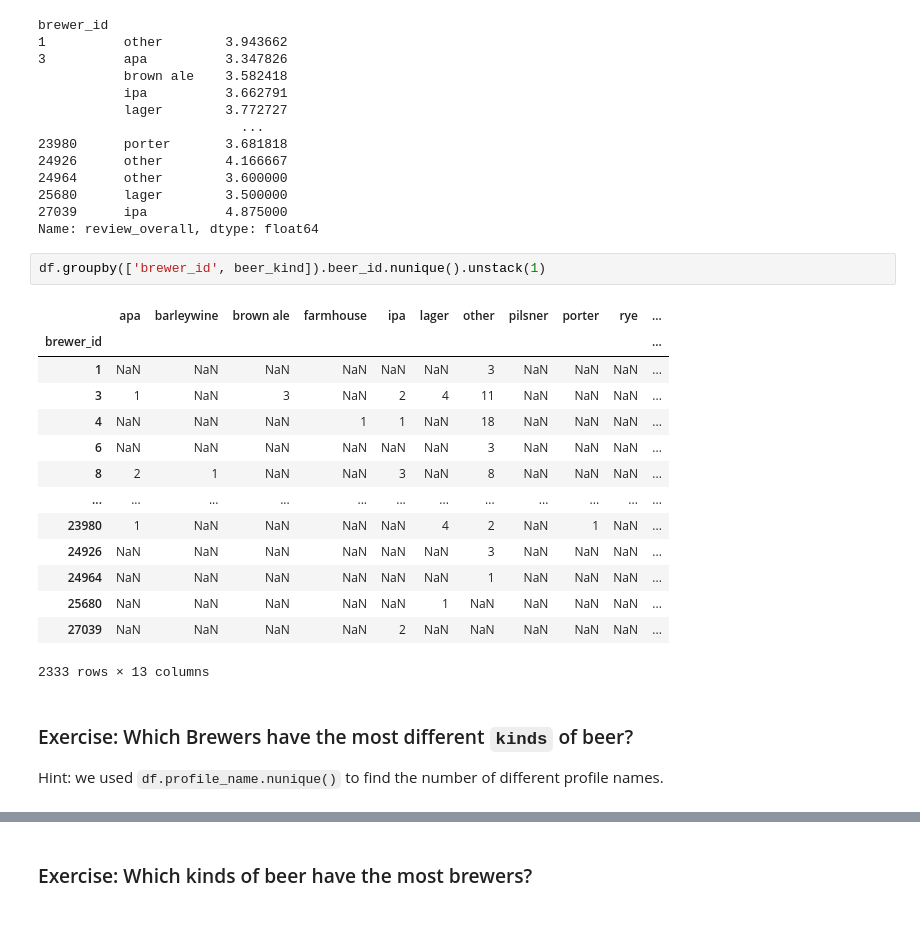
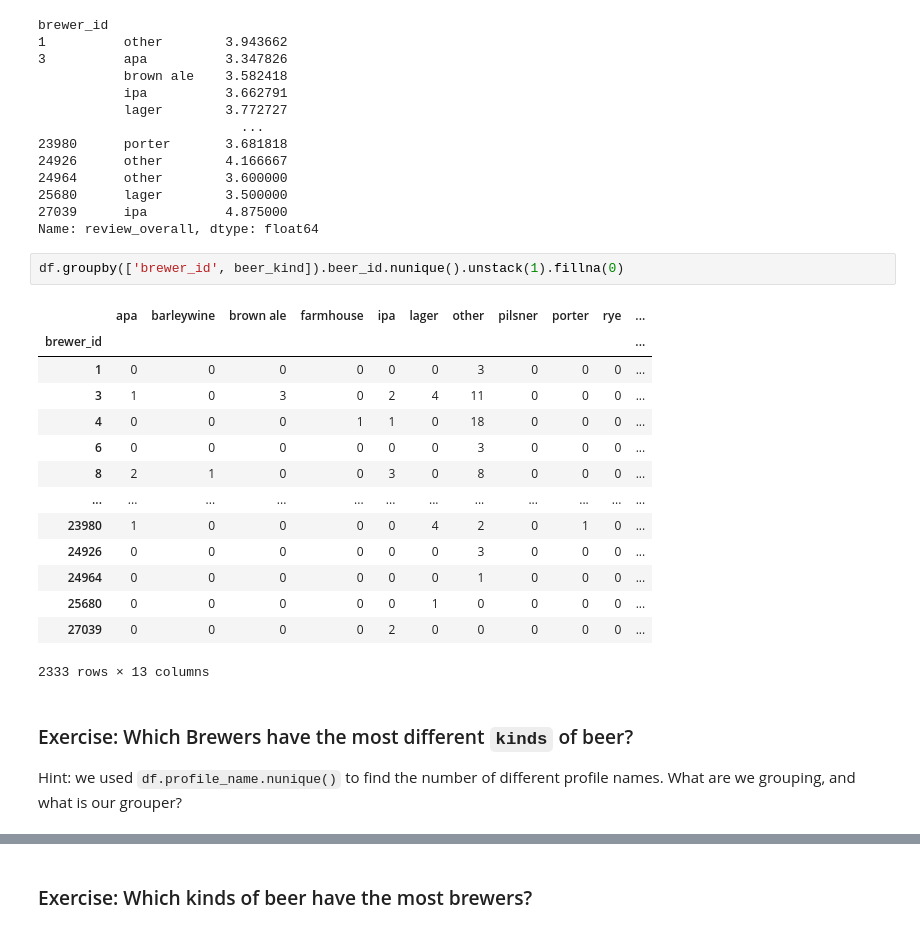
Before and after one commit to TomAugspurger/PyDataSeattle, a Jupyter notebook: notebooks/4. Groupby.ipynb, the cells around one changed output, grey strips where cells are left out. Saved outputs shown, nothing was run; the diff lists cells and outputs as text.

```diff
--- a/notebooks/4. Groupby.ipynb
+++ b/notebooks/4. Groupby.ipynb
@@ -452,23 +444,24 @@ brewer_id
 27039      ipa          4.875000
 Name: review_overall, dtype: float64
 # %%
-df.groupby(['brewer_id', beer_kind]).beer_id.nunique().unstack(1)
+df.groupby(['brewer_id', beer_kind]).beer_id.nunique().unstack(1).fillna(0)
 # %% [output]
 |  | apa | barleywine | brown ale | farmhouse | ipa | lager | other | pilsner | porter | rye | ... |
 | brewer_id |  |  |  |  |  |  |  |  |  |  | ... |
-| 1 | NaN | NaN | NaN | NaN | NaN | NaN | 3 | NaN | NaN | NaN | ... |
-| 3 | 1 | NaN | 3 | NaN | 2 | 4 | 11 | NaN | NaN | NaN | ... |
-| 4 | NaN | NaN | NaN | 1 | 1 | NaN | 18 | NaN | NaN | NaN | ... |
-| 6 | NaN | NaN | NaN | NaN | NaN | NaN | 3 | NaN | NaN | NaN | ... |
-| 8 | 2 | 1 | NaN | NaN | 3 | NaN | 8 | NaN | NaN | NaN | ... |
+| 1 | 0 | 0 | 0 | 0 | 0 | 0 | 3 | 0 | 0 | 0 | ... |
+| 3 | 1 | 0 | 3 | 0 | 2 | 4 | 11 | 0 | 0 | 0 | ... |
+| 4 | 0 | 0 | 0 | 1 | 1 | 0 | 18 | 0 | 0 | 0 | ... |
+| 6 | 0 | 0 | 0 | 0 | 0 | 0 | 3 | 0 | 0 | 0 | ... |
+| 8 | 2 | 1 | 0 | 0 | 3 | 0 | 8 | 0 | 0 | 0 | ... |
 | ... | ... | ... | ... | ... | ... | ... | ... | ... | ... | ... | ... |
-| 23980 | 1 | NaN | NaN | NaN | NaN | 4 | 2 | NaN | 1 | NaN | ... |
-| 24926 | NaN | NaN | NaN | NaN | NaN | NaN | 3 | NaN | NaN | NaN | ... |
-| 24964 | NaN | NaN | NaN | NaN | NaN | NaN | 1 | NaN | NaN | NaN | ... |
-| 25680 | NaN | NaN | NaN | NaN | NaN | 1 | NaN | NaN | NaN | NaN | ... |
-| 27039 | NaN | NaN | NaN | NaN | 2 | NaN | NaN | NaN | NaN | NaN | ... |
+| 23980 | 1 | 0 | 0 | 0 | 0 | 4 | 2 | 0 | 1 | 0 | ... |
+| 24926 | 0 | 0 | 0 | 0 | 0 | 0 | 3 | 0 | 0 | 0 | ... |
+| 24964 | 0 | 0 | 0 | 0 | 0 | 0 | 1 | 0 | 0 | 0 | ... |
+| 25680 | 0 | 0 | 0 | 0 | 0 | 1 | 0 | 0 | 0 | 0 | ... |
+| 27039 | 0 | 0 | 0 | 0 | 2 | 0 | 0 | 0 | 0 | 0 | ... |
 2333 rows × 13 columns
 # %% [markdown]
 ### Exercise: Which Brewers have the most different `kinds` of beer?
 
 Hint: we used `df.profile_name.nunique()` to find the number of different profile names.
+What are we grouping, and what is our grouper?
```
Also changed, not shown: parts of 33 cells of this notebook, 8 other files.
